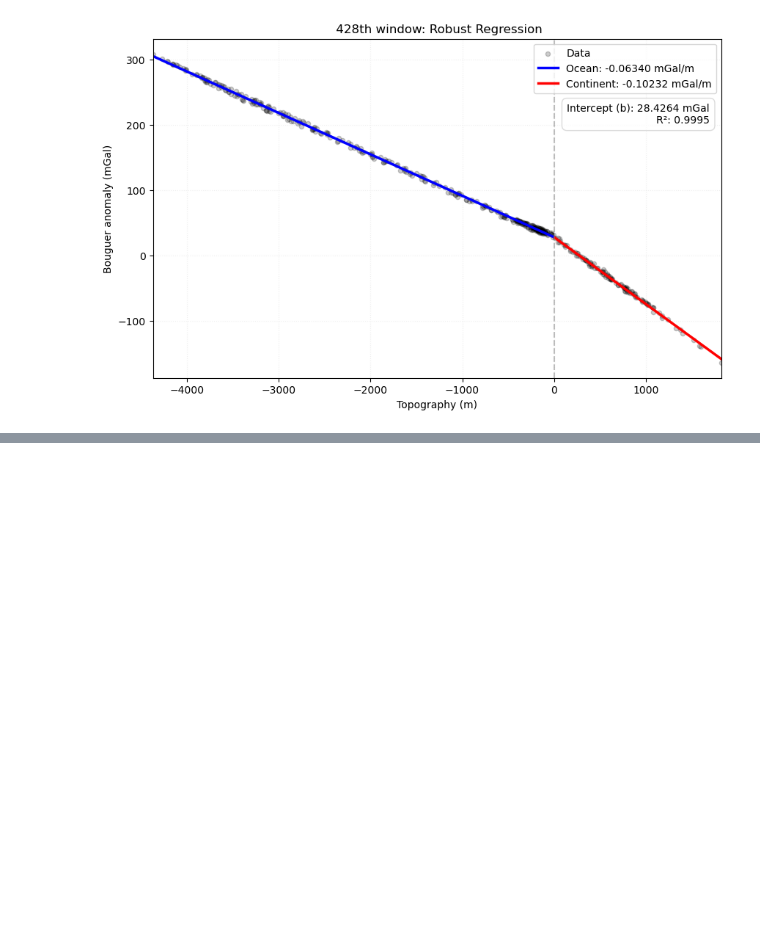
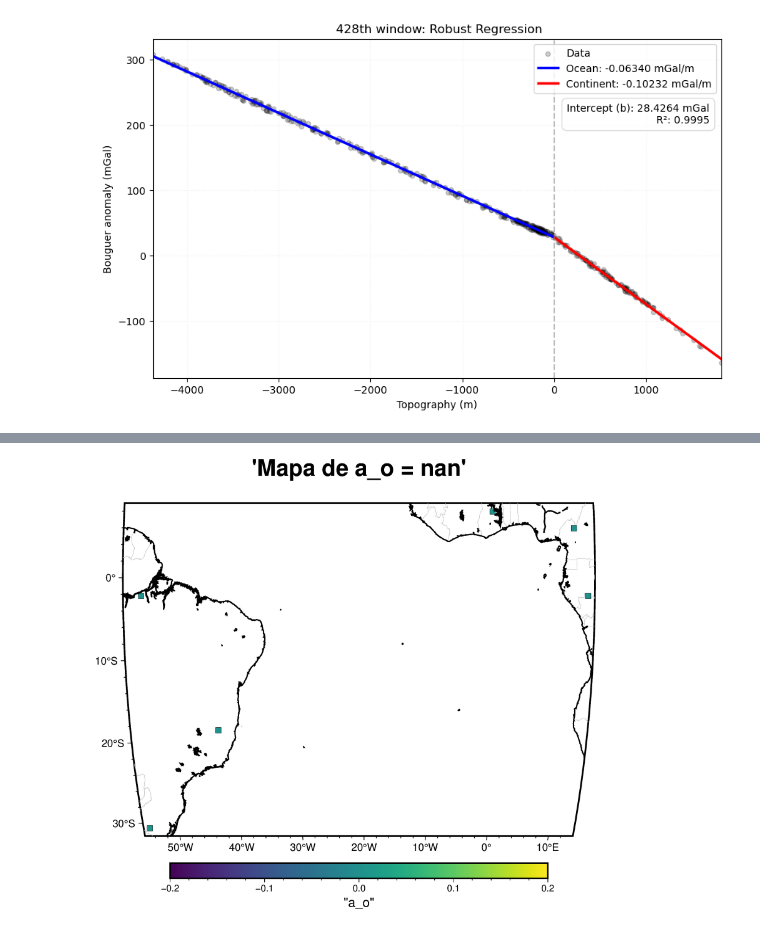
Before and after one commit to compgeolab/gravity-topography-regression, a Jupyter notebook: code/regression_windows_r2.ipynb, the cells around one changed output, grey strips where cells are left out. Cells and saved outputs as stored; diff of their text form; code cells hidden in the pictures; blank space fills up the shorter version.

```diff
--- a/code/regression_windows_r2.ipynb
+++ b/code/regression_windows_r2.ipynb
@@ -251,0 +327,3 @@ O círculo rosa é a localização da janela.
+# %%
+df_erros_oceano = df_windows[(df_windows.ocean_points > 0) & (df_windows.a_o.isna())]
+df_erros_oceano
@@ -251,0 +338,4 @@ O círculo rosa é a localização da janela.
+# %%
+# transformando em 0 para o gmt plotar
+df_erros_oceano.loc[(df_erros_oceano.ocean_points > 0 & df_erros_oceano.a_o.isna()), 'a_o'] = 0
+df_erros_oceano
@@ -251,0 +350,8 @@ O círculo rosa é a localização da janela.
+# %%
+fig_cont_erros = r.plot_parameters_map(df_erros_oceano, 'a_o', v_range = [-0.2, 0.2], step = 0.01, cmap='viridis', reverse=False, projection = 'W', title_add = '= nan')
+fig_cont_erros.coast(shorelines='1p,black')
+fig_cont_erros.savefig('mapa-erro-a_o.png')
+
+fig_cont_erros.show()
+# %% [output]
+[figure, added]
```
Also changed, not shown: parts of 24 cells of this notebook, 18 other files.
